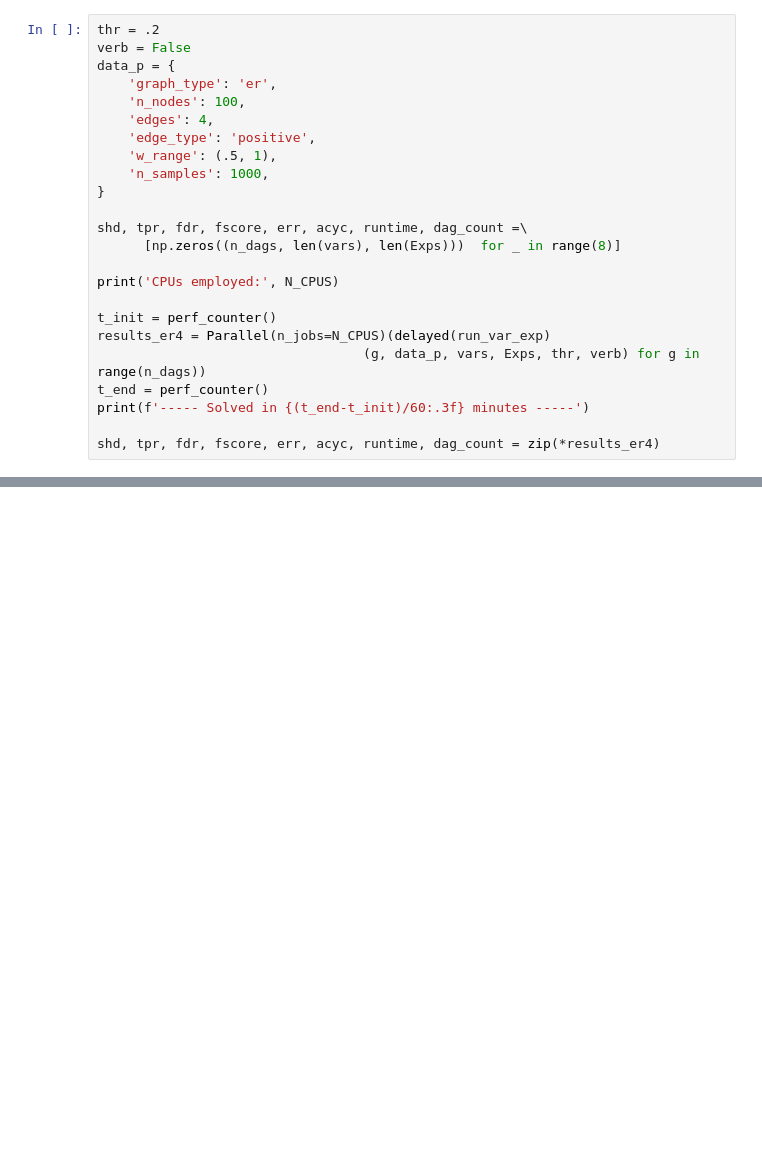
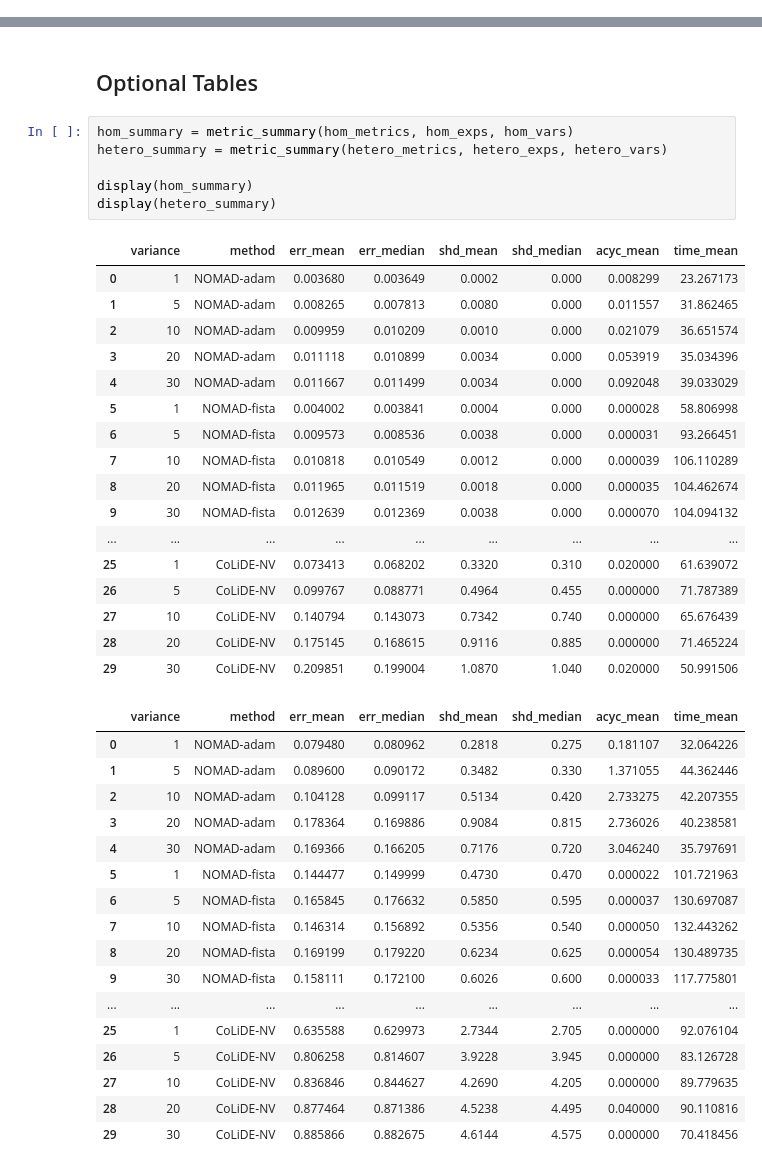
Before and after one commit to reysam93/cvx_dag_learning, a Jupyter notebook: synthetic/notebooks/different_vars.ipynb, the cells around one changed output, grey strips where cells are left out. Drawn from its saved outputs; the diff is of its cells as text; blank space fills up the shorter version.

Commit message:
adding heterogenous noise setting

```diff
--- a/synthetic/notebooks/different_vars.ipynb
+++ b/synthetic/notebooks/different_vars.ipynb
@@ -141,24 +15,0 @@ Exps = [
-# %%
-thr = .2
-verb = False
-data_p = {
-    'graph_type': 'er',
-    'n_nodes': 100,
-    'edges': 4,
-    'edge_type': 'positive',
-    'w_range': (.5, 1),
-    'n_samples': 1000,
-}
-
-shd, tpr, fdr, fscore, err, acyc, runtime, dag_count =\
-      [np.zeros((n_dags, len(vars), len(Exps)))  for _ in range(8)]
-
-print('CPUs employed:', N_CPUS)
-
-t_init = perf_counter()
-results_er4 = Parallel(n_jobs=N_CPUS)(delayed(run_var_exp)
-                                  (g, data_p, vars, Exps, thr, verb) for g in range(n_dags))
-t_end = perf_counter()
-print(f'----- Solved in {(t_end-t_init)/60:.3f} minutes -----')
-
-shd, tpr, fdr, fscore, err, acyc, runtime, dag_count = zip(*results_er4)
@@ -253,0 +181,43 @@ SAVED as: ./results/var/vars_shd_std.csv
+# %% [markdown]
+## Optional Tables
+# %%
+hom_summary = metric_summary(hom_metrics, hom_exps, hom_vars)
+hetero_summary = metric_summary(hetero_metrics, hetero_exps, hetero_vars)
+
+display(hom_summary)
+display(hetero_summary)
+# %% [output]
+|  | variance | method | err_mean | err_median | shd_mean | shd_median | acyc_mean | time_mean |
+| 0 | 1 | NOMAD-adam | 0.003680 | 0.003649 | 0.0002 | 0.000 | 0.008299 | 23.267173 |
+| 1 | 5 | NOMAD-adam | 0.008265 | 0.007813 | 0.0080 | 0.000 | 0.011557 | 31.862465 |
+| 2 | 10 | NOMAD-adam | 0.009959 | 0.010209 | 0.0010 | 0.000 | 0.021079 | 36.651574 |
+| 3 | 20 | NOMAD-adam | 0.011118 | 0.010899 | 0.0034 | 0.000 | 0.053919 | 35.034396 |
+| 4 | 30 | NOMAD-adam | 0.011667 | 0.011499 | 0.0034 | 0.000 | 0.092048 | 39.033029 |
+| 5 | 1 | NOMAD-fista | 0.004002 | 0.003841 | 0.0004 | 0.000 | 0.000028 | 58.806998 |
+| 6 | 5 | NOMAD-fista | 0.009573 | 0.008536 | 0.0038 | 0.000 | 0.000031 | 93.266451 |
+| 7 | 10 | NOMAD-fista | 0.010818 | 0.010549 | 0.0012 | 0.000 | 0.000039 | 106.110289 |
+| 8 | 20 | NOMAD-fista | 0.011965 | 0.011519 | 0.0018 | 0.000 | 0.000035 | 104.462674 |
+| 9 | 30 | NOMAD-fista | 0.012639 | 0.012369 | 0.0038 | 0.000 | 0.000070 | 104.094132 |
+| ... | ... | ... | ... | ... | ... | ... | ... | ... |
+| 25 | 1 | CoLiDE-NV | 0.073413 | 0.068202 | 0.3320 | 0.310 | 0.020000 | 61.639072 |
+| 26 | 5 | CoLiDE-NV | 0.099767 | 0.088771 | 0.4964 | 0.455 | 0.000000 | 71.787389 |
+| 27 | 10 | CoLiDE-NV | 0.140794 | 0.143073 | 0.7342 | 0.740 | 0.000000 | 65.676439 |
+| 28 | 20 | CoLiDE-NV | 0.175145 | 0.168615 | 0.9116 | 0.885 | 0.000000 | 71.465224 |
+| 29 | 30 | CoLiDE-NV | 0.209851 | 0.199004 | 1.0870 | 1.040 | 0.020000 | 50.991506 |
+|  | variance | method | err_mean | err_median | shd_mean | shd_median | acyc_mean | time_mean |
+| 0 | 1 | NOMAD-adam | 0.079480 | 0.080962 | 0.2818 | 0.275 | 0.181107 | 32.064226 |
+| 1 | 5 | NOMAD-adam | 0.089600 | 0.090172 | 0.3482 | 0.330 | 1.371055 | 44.362446 |
+| 2 | 10 | NOMAD-adam | 0.104128 | 0.099117 | 0.5134 | 0.420 | 2.733275 | 42.207355 |
+| 3 | 20 | NOMAD-adam | 0.178364 | 0.169886 | 0.9084 | 0.815 | 2.736026 | 40.238581 |
+| 4 | 30 | NOMAD-adam | 0.169366 | 0.166205 | 0.7176 | 0.720 | 3.046240 | 35.797691 |
+| 5 | 1 | NOMAD-fista | 0.144477 | 0.149999 | 0.4730 | 0.470 | 0.000022 | 101.721963 |
+| 6 | 5 | NOMAD-fista | 0.165845 | 0.176632 | 0.5850 | 0.595 | 0.000037 | 130.697087 |
+| 7 | 10 | NOMAD-fista | 0.146314 | 0.156892 | 0.5356 | 0.540 | 0.000050 | 132.443262 |
+| 8 | 20 | NOMAD-fista | 0.169199 | 0.179220 | 0.6234 | 0.625 | 0.000054 | 130.489735 |
+| 9 | 30 | NOMAD-fista | 0.158111 | 0.172100 | 0.6026 | 0.600 | 0.000033 | 117.775801 |
+| ... | ... | ... | ... | ... | ... | ... | ... | ... |
+| 25 | 1 | CoLiDE-NV | 0.635588 | 0.629973 | 2.7344 | 2.705 | 0.000000 | 92.076104 |
+| 26 | 5 | CoLiDE-NV | 0.806258 | 0.814607 | 3.9228 | 3.945 | 0.000000 | 83.126728 |
+| 27 | 10 | CoLiDE-NV | 0.836846 | 0.844627 | 4.2690 | 4.205 | 0.000000 | 89.779635 |
+| 28 | 20 | CoLiDE-NV | 0.877464 | 0.871386 | 4.5238 | 4.495 | 0.040000 | 90.110816 |
+| 29 | 30 | CoLiDE-NV | 0.885866 | 0.882675 | 4.6144 | 4.575 | 0.000000 | 70.418456 |
```
Also changed, not shown: parts of 18 cells of this notebook, 1 other file.
